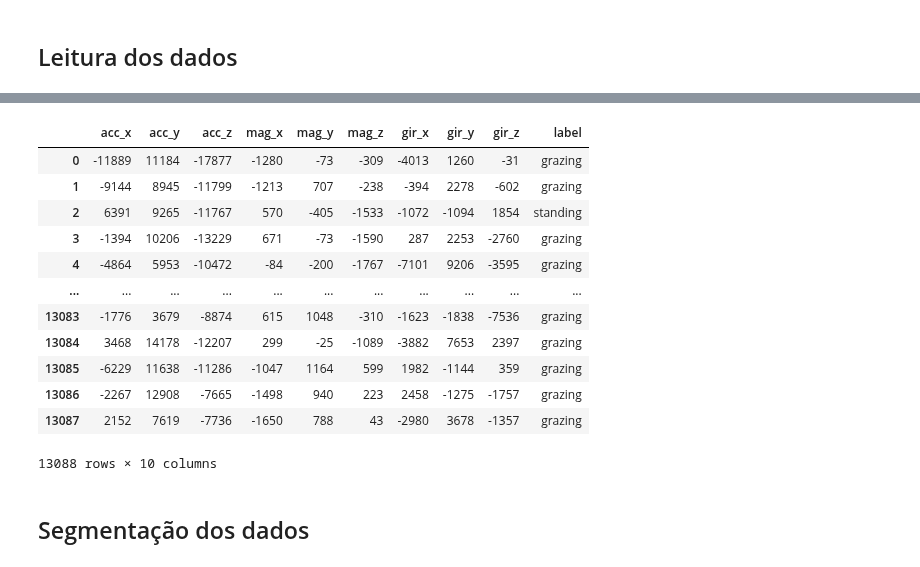
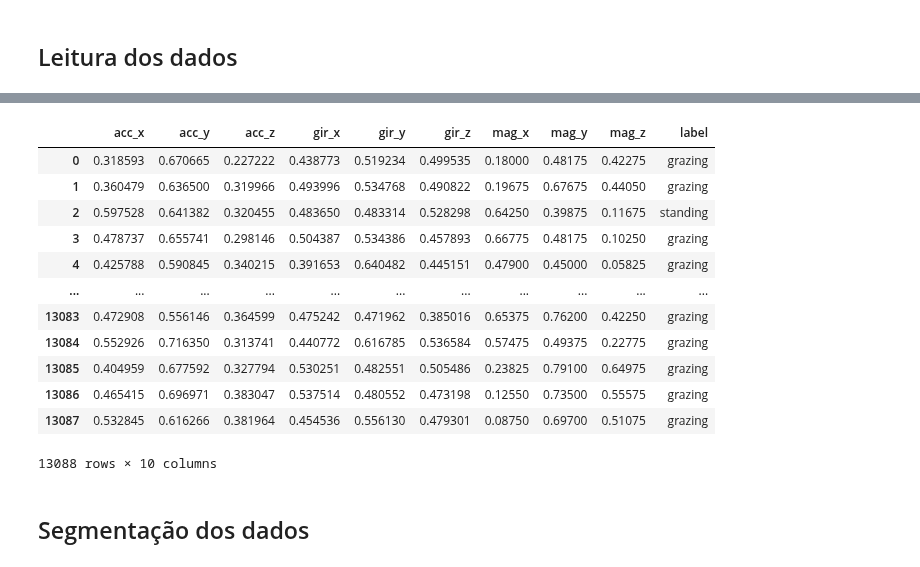
Before and after one commit to andssuu/moncattle, a Jupyter notebook: supervised/notebooks/cnn.ipynb, the cells around one changed output, grey strips where cells are left out. Saved outputs shown, nothing was run; the diff lists cells and outputs as text; code cells hidden in the pictures.

```diff
--- a/supervised/notebooks/cnn.ipynb
+++ b/supervised/notebooks/cnn.ipynb
@@ -86,27 +91,28 @@ Resolving deltas: 100% (297/297), done.
 # %%
 df = pd.read_csv("moncattle/data/dataset.csv", float_precision='high')
-df_data = df.loc[:, ['acc_x', 'acc_y', 'acc_z', 'mag_x', 'mag_y', 'mag_z', 'gir_x', 'gir_y', 'gir_z', 'label']]
+df_data = df.loc[:, ['acc_x', 'acc_y', 'acc_z', 'gir_x', 'gir_y', 'gir_z', 'mag_x', 'mag_y', 'mag_z', 'label']]
 #df_data = df.loc[:, ['acc_x', 'acc_y', 'acc_z', 'gir_x', 'gir_y', 'gir_z', 'label']]
 #padronização
 #df_data.iloc[:, :-1] = (df_data.iloc[:, :-1] - df_data.iloc[:, :-1].min()) / (df_data.iloc[:, :-1].max() - df_data.iloc[:, :-1].min())
-#df_data.iloc[:, :-1] = (2*df_data.iloc[:, :-1])/ 32768. # convert to +-2g
+df_data.iloc[:, :6] = (df_data.iloc[:, :6]+32768)/ (32767.0+32768.0)
+df_data.iloc[:, 6:-1] = (df_data.iloc[:, 6:-1]+2000)/ (2000.0+2000.0)
 #df_data.iloc[:, :-1] = (df_data.iloc[:, :-1]+2)/4 #min=-2, max=+2
 #normalization
 # df_data.iloc[:, :-1] = (df_data.iloc[:, :-1] - df_data.iloc[:, :-1].mean()) / df_data.iloc[:, :-1].std()
 df_data
 # %% [output]
-|  | acc_x | acc_y | acc_z | mag_x | mag_y | mag_z | gir_x | gir_y | gir_z | label |
-| 0 | -11889 | 11184 | -17877 | -1280 | -73 | -309 | -4013 | 1260 | -31 | grazing |
-| 1 | -9144 | 8945 | -11799 | -1213 | 707 | -238 | -394 | 2278 | -602 | grazing |
-| 2 | 6391 | 9265 | -11767 | 570 | -405 | -1533 | -1072 | -1094 | 1854 | standing |
-| 3 | -1394 | 10206 | -13229 | 671 | -73 | -1590 | 287 | 2253 | -2760 | grazing |
-| 4 | -4864 | 5953 | -10472 | -84 | -200 | -1767 | -7101 | 9206 | -3595 | grazing |
+|  | acc_x | acc_y | acc_z | gir_x | gir_y | gir_z | mag_x | mag_y | mag_z | label |
+| 0 | 0.318593 | 0.670665 | 0.227222 | 0.438773 | 0.519234 | 0.499535 | 0.18000 | 0.48175 | 0.42275 | grazing |
+| 1 | 0.360479 | 0.636500 | 0.319966 | 0.493996 | 0.534768 | 0.490822 | 0.19675 | 0.67675 | 0.44050 | grazing |
+| 2 | 0.597528 | 0.641382 | 0.320455 | 0.483650 | 0.483314 | 0.528298 | 0.64250 | 0.39875 | 0.11675 | standing |
+| 3 | 0.478737 | 0.655741 | 0.298146 | 0.504387 | 0.534386 | 0.457893 | 0.66775 | 0.48175 | 0.10250 | grazing |
+| 4 | 0.425788 | 0.590845 | 0.340215 | 0.391653 | 0.640482 | 0.445151 | 0.47900 | 0.45000 | 0.05825 | grazing |
 | ... | ... | ... | ... | ... | ... | ... | ... | ... | ... | ... |
-| 13083 | -1776 | 3679 | -8874 | 615 | 1048 | -310 | -1623 | -1838 | -7536 | grazing |
-| 13084 | 3468 | 14178 | -12207 | 299 | -25 | -1089 | -3882 | 7653 | 2397 | grazing |
-| 13085 | -6229 | 11638 | -11286 | -1047 | 1164 | 599 | 1982 | -1144 | 359 | grazing |
-| 13086 | -2267 | 12908 | -7665 | -1498 | 940 | 223 | 2458 | -1275 | -1757 | grazing |
-| 13087 | 2152 | 7619 | -7736 | -1650 | 788 | 43 | -2980 | 3678 | -1357 | grazing |
+| 13083 | 0.472908 | 0.556146 | 0.364599 | 0.475242 | 0.471962 | 0.385016 | 0.65375 | 0.76200 | 0.42250 | grazing |
+| 13084 | 0.552926 | 0.716350 | 0.313741 | 0.440772 | 0.616785 | 0.536584 | 0.57475 | 0.49375 | 0.22775 | grazing |
+| 13085 | 0.404959 | 0.677592 | 0.327794 | 0.530251 | 0.482551 | 0.505486 | 0.23825 | 0.79100 | 0.64975 | grazing |
+| 13086 | 0.465415 | 0.696971 | 0.383047 | 0.537514 | 0.480552 | 0.473198 | 0.12550 | 0.73500 | 0.55575 | grazing |
+| 13087 | 0.532845 | 0.616266 | 0.381964 | 0.454536 | 0.556130 | 0.479301 | 0.08750 | 0.69700 | 0.51075 | grazing |
 13088 rows × 10 columns
 # %% [markdown]
 ## Segmentação dos dados
```
Also changed, not shown: parts of 33 cells of this notebook.
